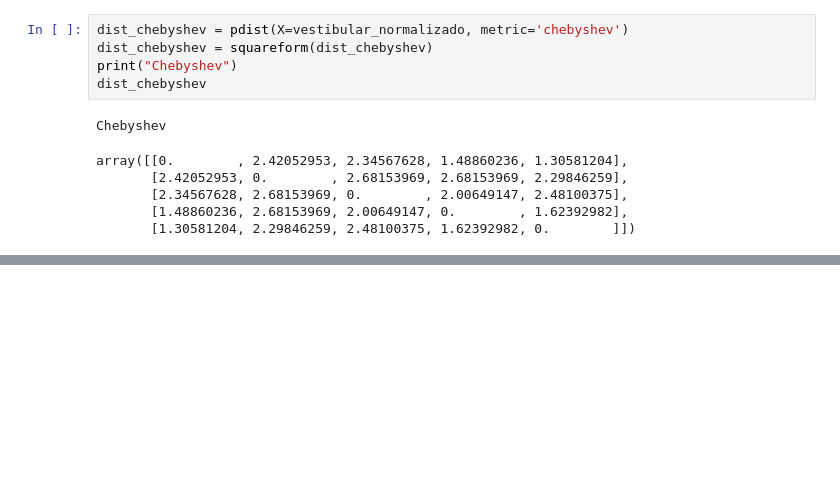
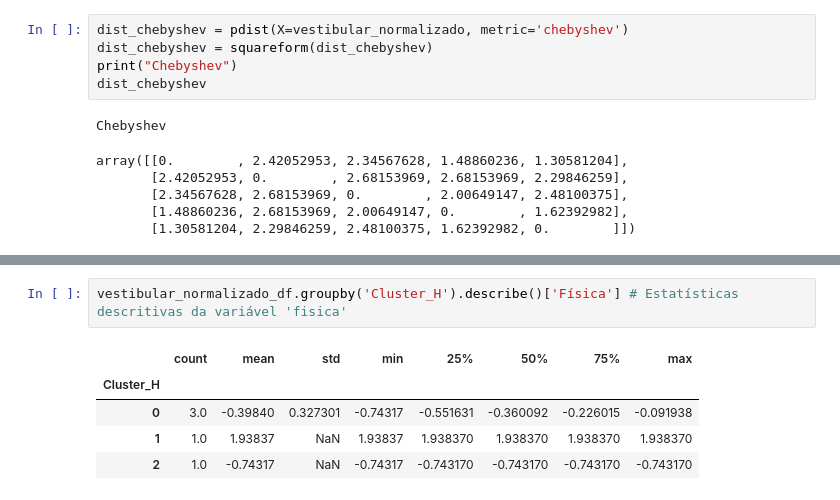
Before and after one commit to PericlesSavio/datascience, a Jupyter notebook: MBA em Data Science e Analytics/Agrupamento Hierárquico/Notas.ipynb, the cells around one changed output, grey strips where cells are left out. Saved outputs shown, nothing was run; the diff lists cells and outputs as text; blank space fills up the shorter version.

```diff
--- a/MBA em Data Science e Analytics/Agrupamento Hierárquico/Agrupamento Hierárquico.ipynb
+++ b/MBA em Data Science e Analytics/Agrupamento Hierárquico/Notas.ipynb
@@ -251,0 +179,8 @@ previsoes = hc.fit_predict(base)
+# %%
+vestibular_normalizado_df.groupby('Cluster_H').describe()['Física'] # Estatísticas descritivas da variável 'fisica'
+# %% [output]
+|  | count | mean | std | min | 25% | 50% | 75% | max |
+| Cluster_H |  |  |  |  |  |  |  |  |
+| 0 | 3.0 | -0.39840 | 0.327301 | -0.74317 | -0.551631 | -0.360092 | -0.226015 | -0.091938 |
+| 1 | 1.0 | 1.93837 | NaN | 1.93837 | 1.938370 | 1.938370 | 1.938370 | 1.938370 |
+| 2 | 1.0 | -0.74317 | NaN | -0.74317 | -0.743170 | -0.743170 | -0.743170 | -0.743170 |
```
Also changed, not shown: parts of 38 cells of this notebook, 2 other files.
